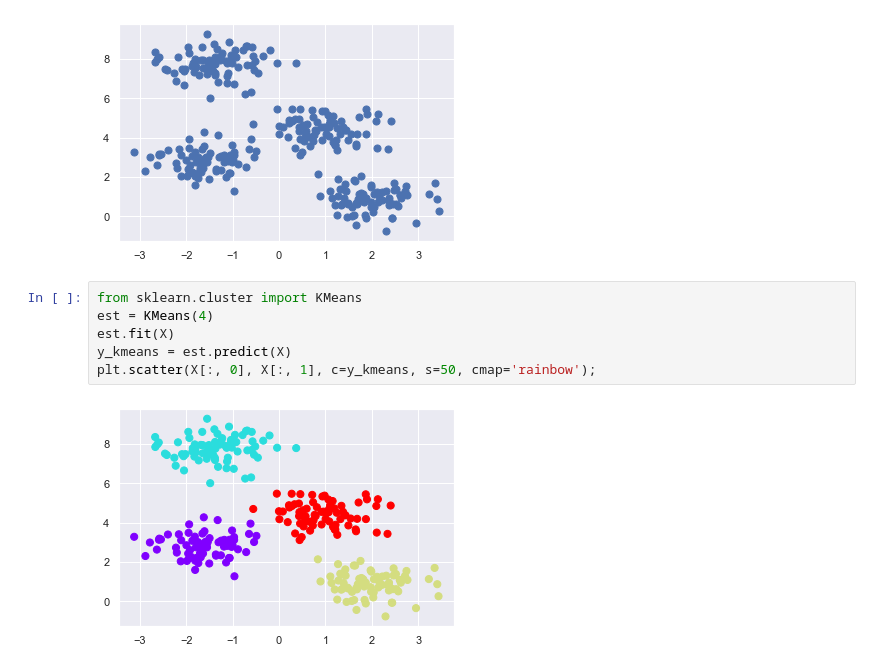
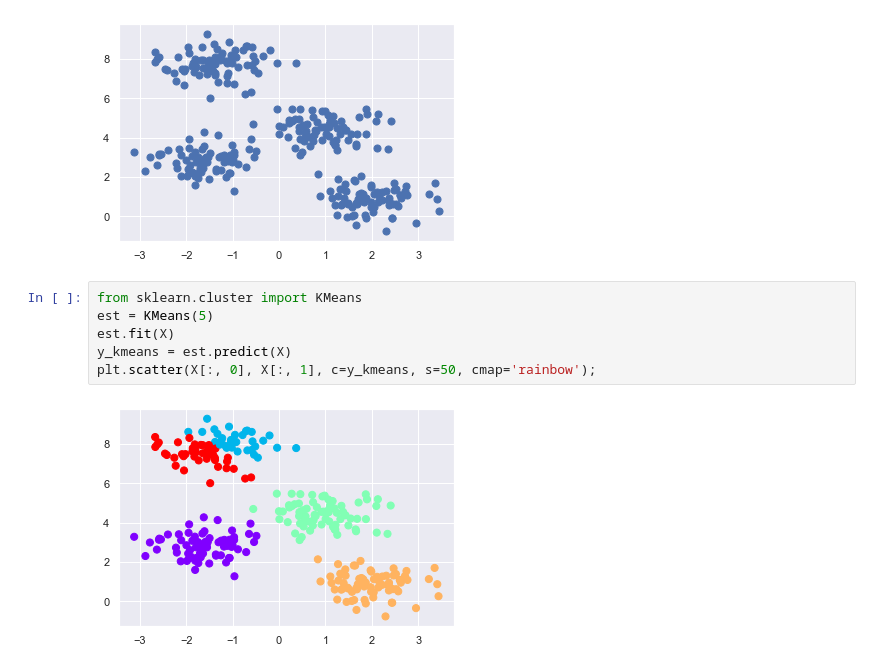
Before and after one commit to marcellusruben/JL_git_example, a Jupyter notebook: cluster.ipynb, the cells around one changed output. Drawn from its saved outputs; the diff is of its cells as text.

```diff
--- a/cluster.ipynb
+++ b/cluster.ipynb
@@ -13,9 +13,9 @@ plt.scatter(X[:, 0], X[:, 1], s=50);
 [figure]
 # %%
 from sklearn.cluster import KMeans
-est = KMeans(4)
+est = KMeans(5)
 est.fit(X)
 y_kmeans = est.predict(X)
 plt.scatter(X[:, 0], X[:, 1], c=y_kmeans, s=50, cmap='rainbow');
 # %% [output]
-[figure, old version]
+[figure, new version]
```
